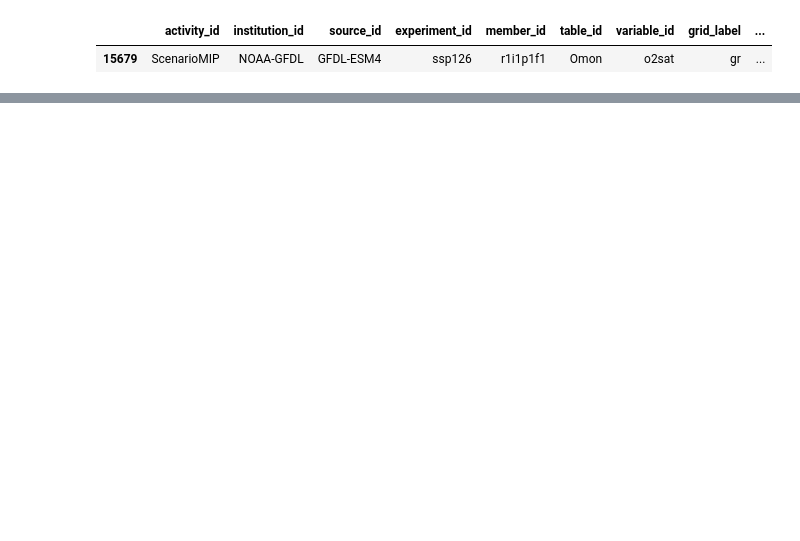
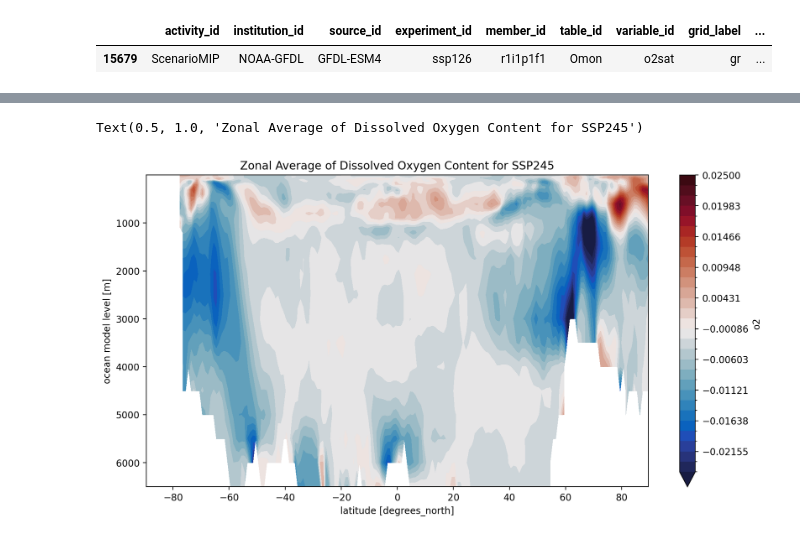
Before and after one commit to EES-3506-5506/Group4_Coomans, a Jupyter notebook: notebooks/File_practice.ipynb, the cells around one changed output, grey strips where cells are left out. Cells and saved outputs as stored; diff of their text form; code cells hidden in the pictures; blank space fills up the shorter version.

```diff
--- a/notebooks/File_practice.ipynb
+++ b/notebooks/File_practice.ipynb
@@ -113,0 +174,7 @@ o2sat_ssp585
+# %%
+zd_245_02= diff_O2_SSP245.mean(dim='longitude').plot.contourf(
+    cmap=cmocean.cm.balance, yincrease=False, vmin=-0.025,vmax=0.025,levels=30)
+plt.title('Zonal Average of Dissolved Oxygen Content for SSP245')
+# %% [output]
+Text(0.5, 1.0, 'Zonal Average of Dissolved Oxygen Content for SSP245')
+[figure, added]
```
Also changed, not shown: parts of 22 cells of this notebook.
